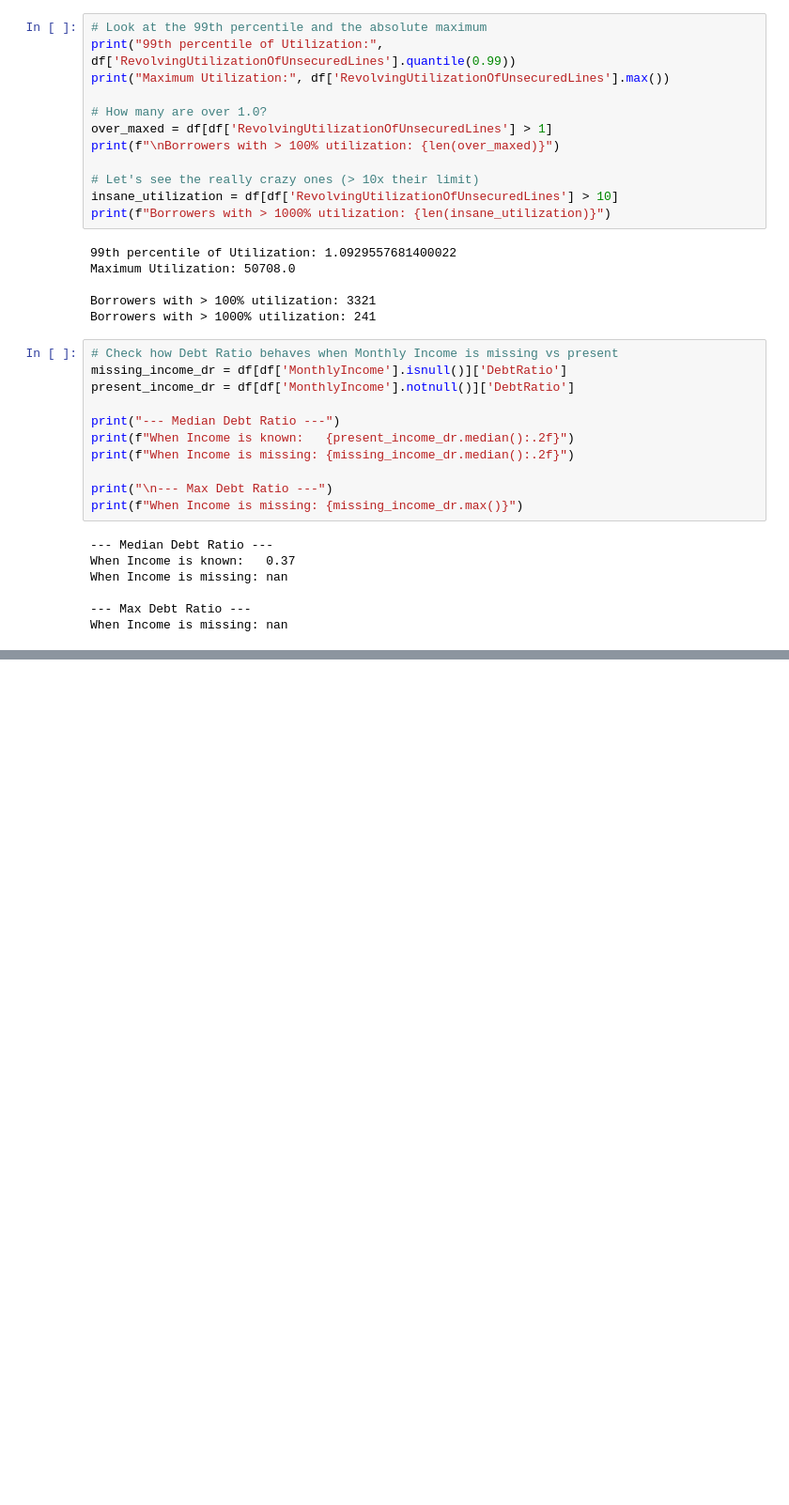
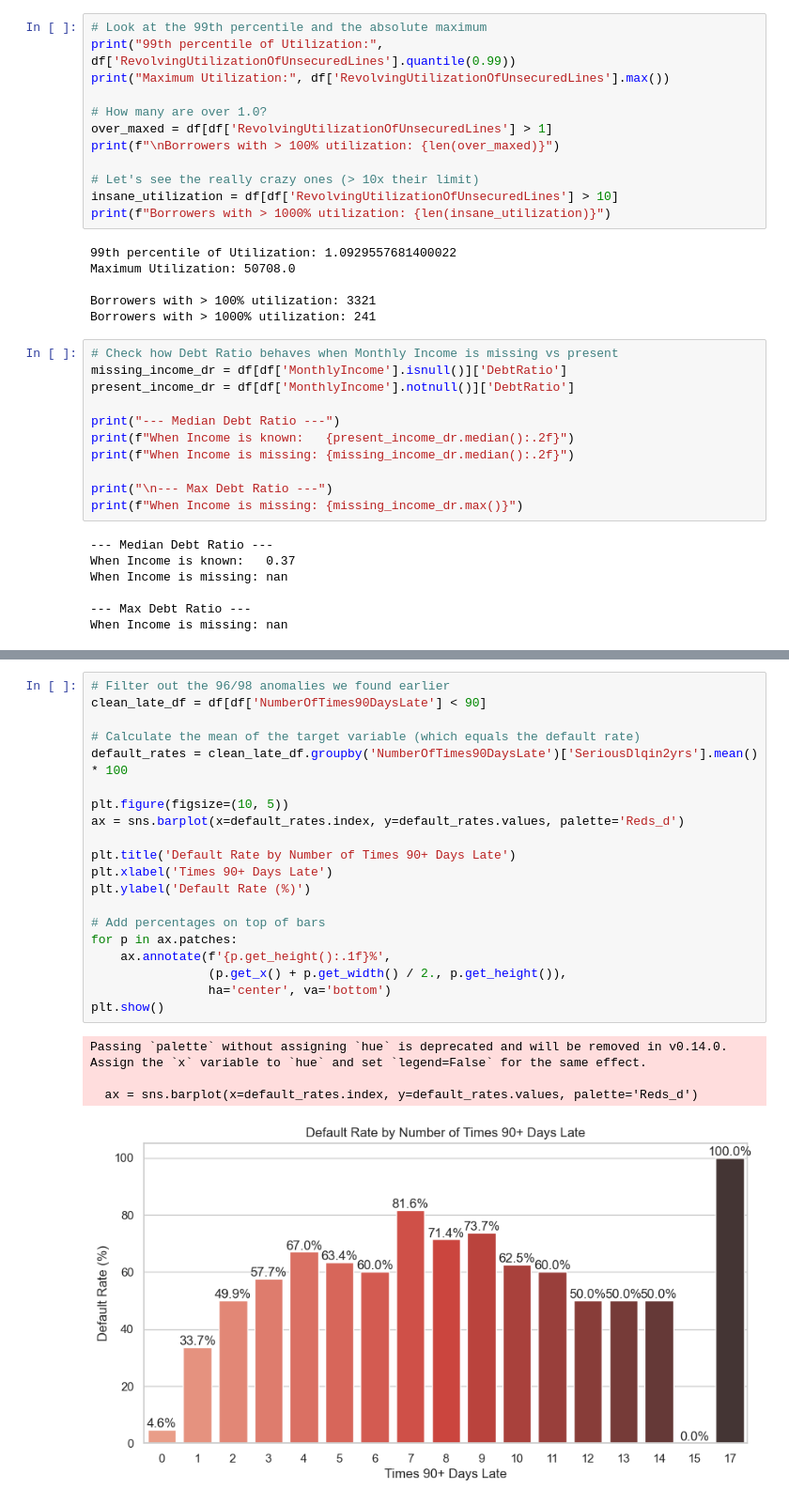
Before and after one commit to Praveenk2324/Credit-Risk-Scoring, a Jupyter notebook: notebooks/EDA.ipynb, the cells around one changed output, grey strips where cells are left out. Shown at 94% size. Cells and saved outputs as stored; diff of their text form; blank space fills up the shorter version.

```diff
--- a/notebooks/EDA.ipynb
+++ b/notebooks/EDA.ipynb
@@ -216,0 +235,25 @@ When Income is missing: nan
+# %%
+# Filter out the 96/98 anomalies we found earlier
+clean_late_df = df[df['NumberOfTimes90DaysLate'] < 90]
+
+# Calculate the mean of the target variable (which equals the default rate)
+default_rates = clean_late_df.groupby('NumberOfTimes90DaysLate')['SeriousDlqin2yrs'].mean() * 100
+
+plt.figure(figsize=(10, 5))
+ax = sns.barplot(x=default_rates.index, y=default_rates.values, palette='Reds_d')
+
+plt.title('Default Rate by Number of Times 90+ Days Late')
+plt.xlabel('Times 90+ Days Late')
+plt.ylabel('Default Rate (%)')
+
+# Add percentages on top of bars
+for p in ax.patches:
+    ax.annotate(f'{p.get_height():.1f}%',
+                (p.get_x() + p.get_width() / 2., p.get_height()),
+                ha='center', va='bottom')
+plt.show()
+# %% [output]
+Passing `palette` without assigning `hue` is deprecated and will be removed in v0.14.0. Assign the `x` variable to `hue` and set `legend=False` for the same effect.
+
+  ax = sns.barplot(x=default_rates.index, y=default_rates.values, palette='Reds_d')
+[figure, added]
```
Also changed, not shown: parts of 2 cells of this notebook.
